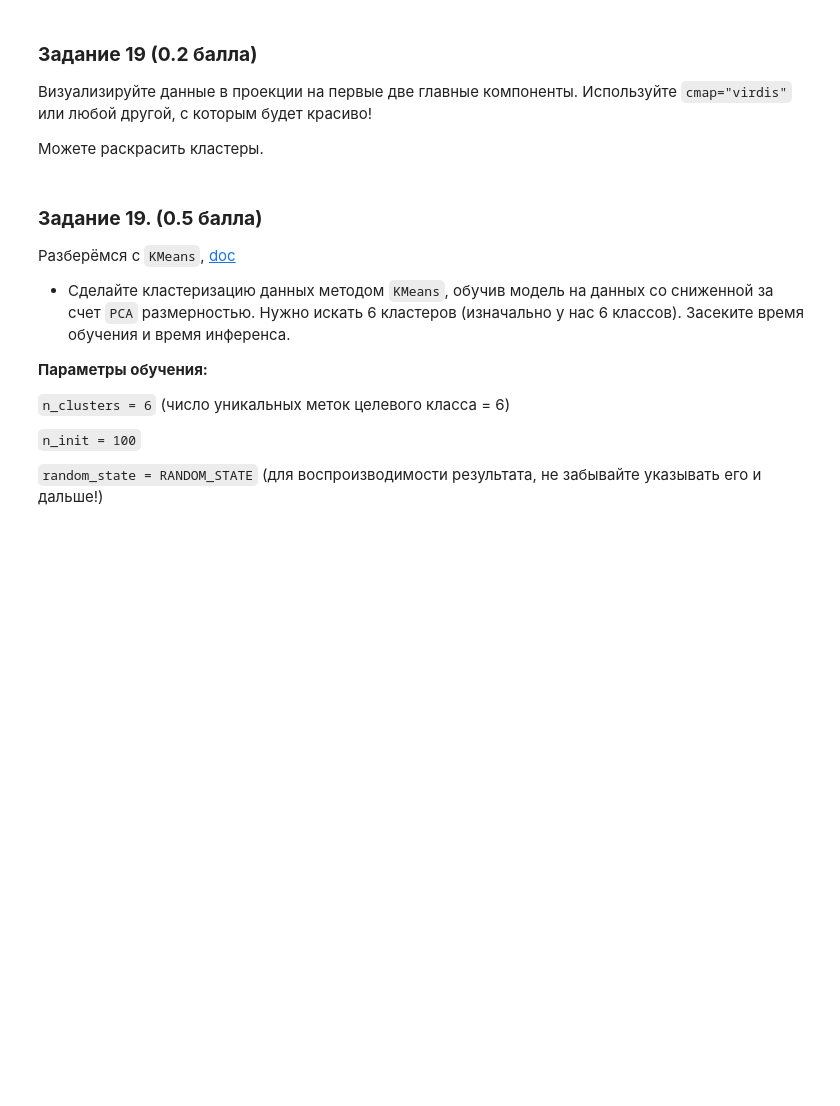
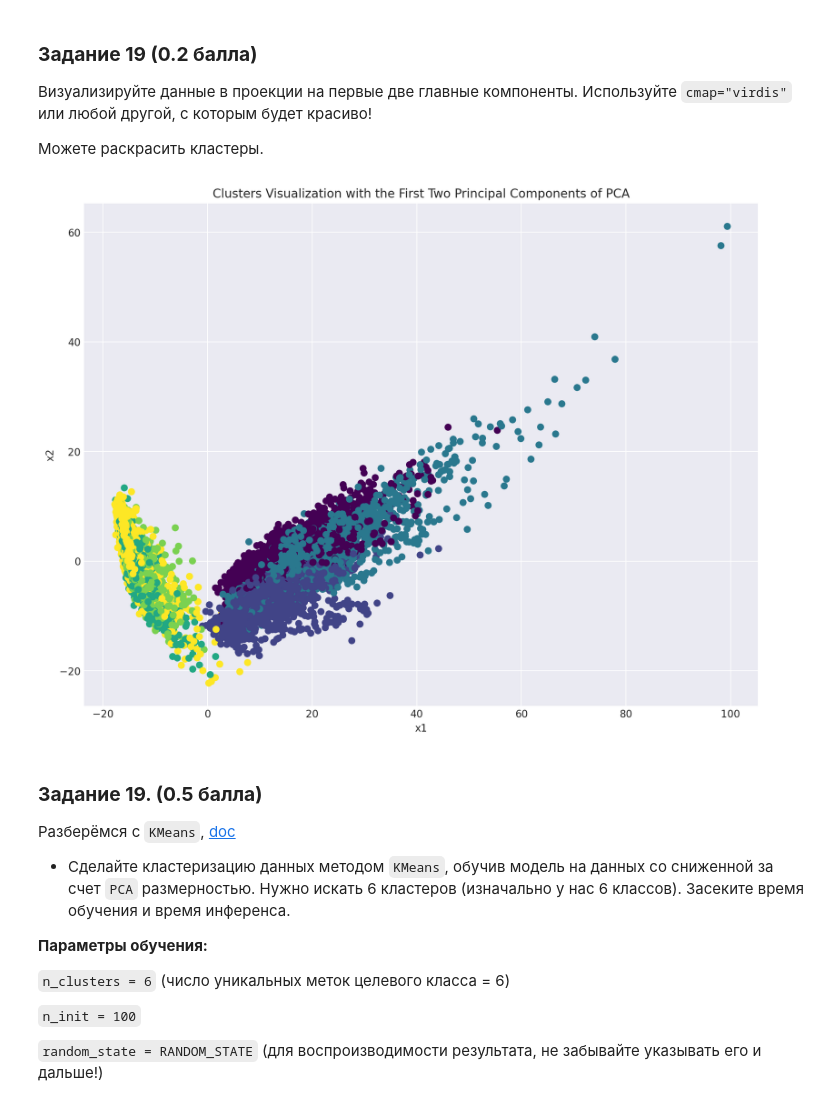
Before and after one commit to vasilyryabtsev/ml-hse-24-25, a Jupyter notebook: HW5_Boosting/AI_HW5_boosting_base.ipynb, the cells around one changed output. Saved outputs shown, nothing was run; the diff lists cells and outputs as text; code cells hidden in the pictures; blank space fills up the shorter version.

````diff
--- a/HW5_Boosting/AI_HW5_boosting_base.ipynb
+++ b/HW5_Boosting/AI_HW5_boosting_base.ipynb
@@ -1069,3 +1076,7 @@ y =
+# %%
+# Ваш код здесь
+X = pd.concat([train, test], axis=0).reset_index(drop=True)
+y = pd.concat([train_labels, test_labels], axis=0).reset_index()[0]
 # %%
 # убедимся, что y содержит нужные нам классы
 np.unique(y)
@@ -1075,8 +1088,8 @@ np.unique(y)
 Так как мы будем пользоваться метрическими алгоритмами, отмасштабируйте выборку с помощью ```StandardScaler```.
 # %%
 # Ваш код здесь
-scaler =
-X_scaled =
+scaler = StandardScaler()
+X_scaled = scaler.fit_transform(X)
 # %% [markdown]
 ### **Задание 18 (0.5 балла)**
 
@@ -1092,0 +1102,11 @@ X_pca =
+# %%
+pca = None
+
+for i in range(1, X_scaled.shape[1] + 1):
+    pca = PCA(n_components=i)
+    pca.fit(X_scaled)
+    if sum(pca.explained_variance_ratio_) >= 0.9:
+        print(f'{i} components')
+        break
+
+X_pca = pca.transform(X_scaled)
@@ -1102,3 +1137,17 @@ plt.scatter()
+# %%
+def pca_viz(labels):
+    """
+    Строит график данных в проекции на две главные компоненты.
+    """
+    plt.scatter(X_pca[:, 0], X_pca[:, 1], c=labels, cmap='viridis')
+    plt.title("Сlusters Visualization with the First Two Principal Components of PCA")
+    plt.xlabel('x1')
+    plt.ylabel('x2')
+    plt.show()
+# %%
+pca_viz(y)
+# %% [output]
+[figure, added]
 # %% [markdown]
 ### **Задание 19. (0.5 балла)**
 
````
Also changed, not shown: parts of 30 cells of this notebook.
